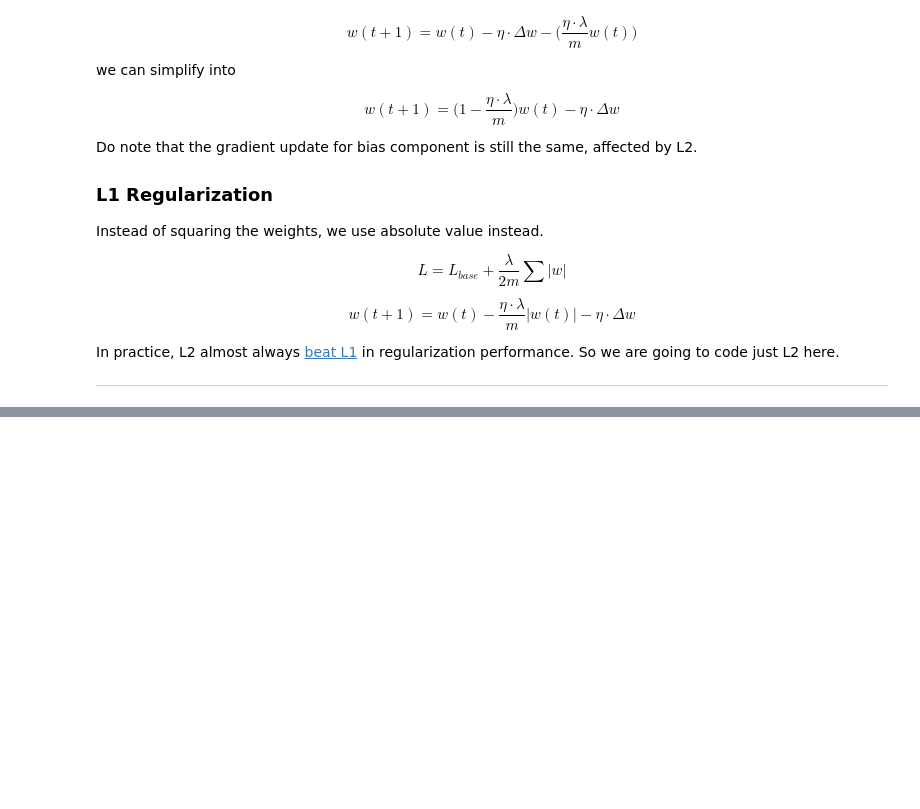
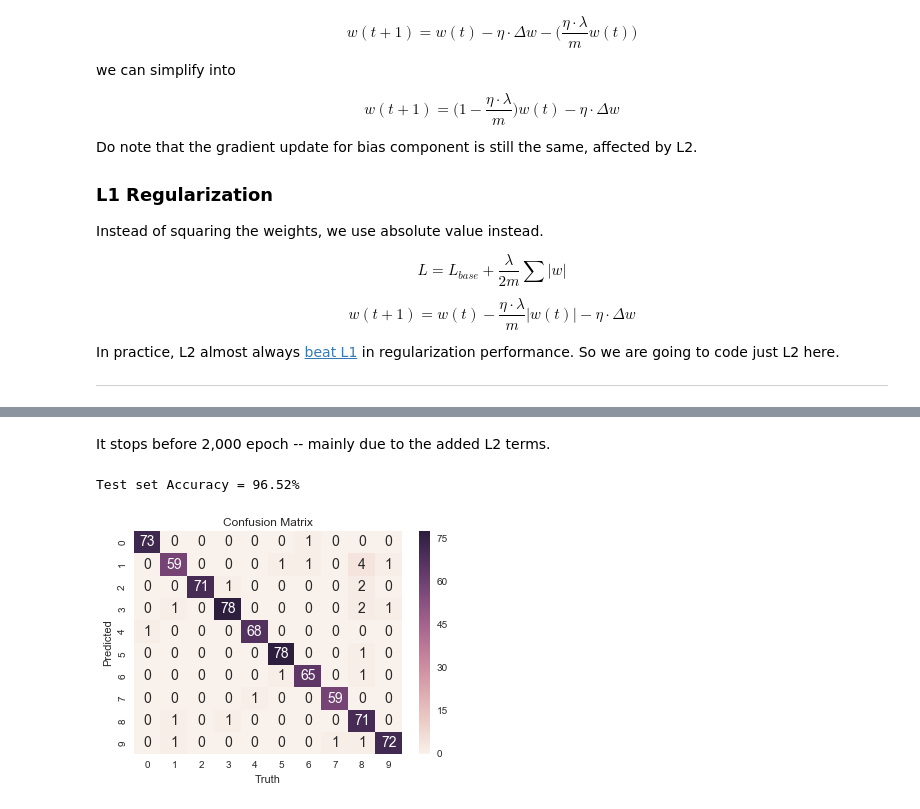
Before and after one commit to patrick-su/ml_algorithms_stepbystep, a Jupyter notebook: algo_example_NN_regularization.ipynb, the cells around one changed output, grey strips where cells are left out. Saved outputs shown, nothing was run; the diff lists cells and outputs as text; code cells hidden in the pictures; blank space fills up the shorter version.

```diff
--- a/algo_example_NN_regularization.ipynb
+++ b/algo_example_NN_regularization.ipynb
@@ -266,0 +336,10 @@ Actually this is not true accuracy because we didn't verify it with the test dat
+# %% [markdown]
+It stops before 2,000 epoch -- mainly due to the added L2 terms.
+# %%
+#get the prediction to compare with target
+y_pred = np.argmax(f_out_test,axis=1)
+cm_mat = confusion_matrix(digits.target[test_ix],y_pred)
+show_confusion_matrix(cm_mat)
+# %% [output]
+Test set Accuracy = 96.52%
+[figure, added]
```
Also changed, not shown: parts of 24 cells of this notebook.
